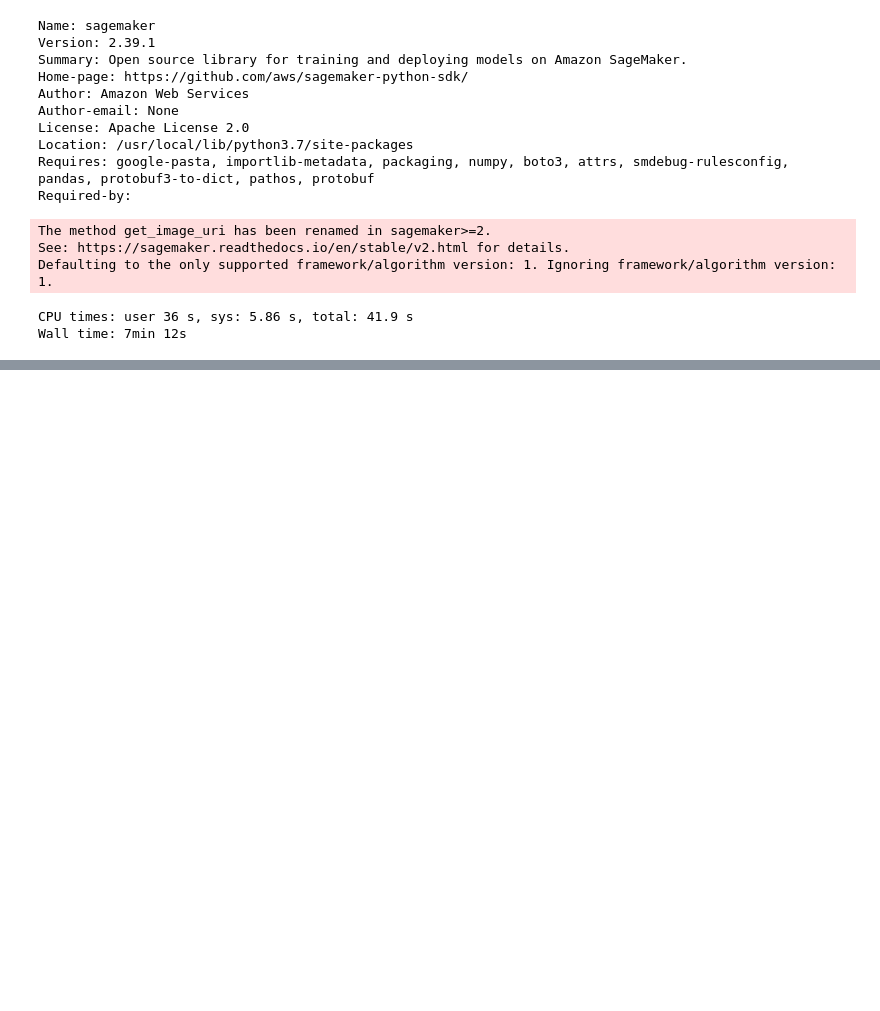
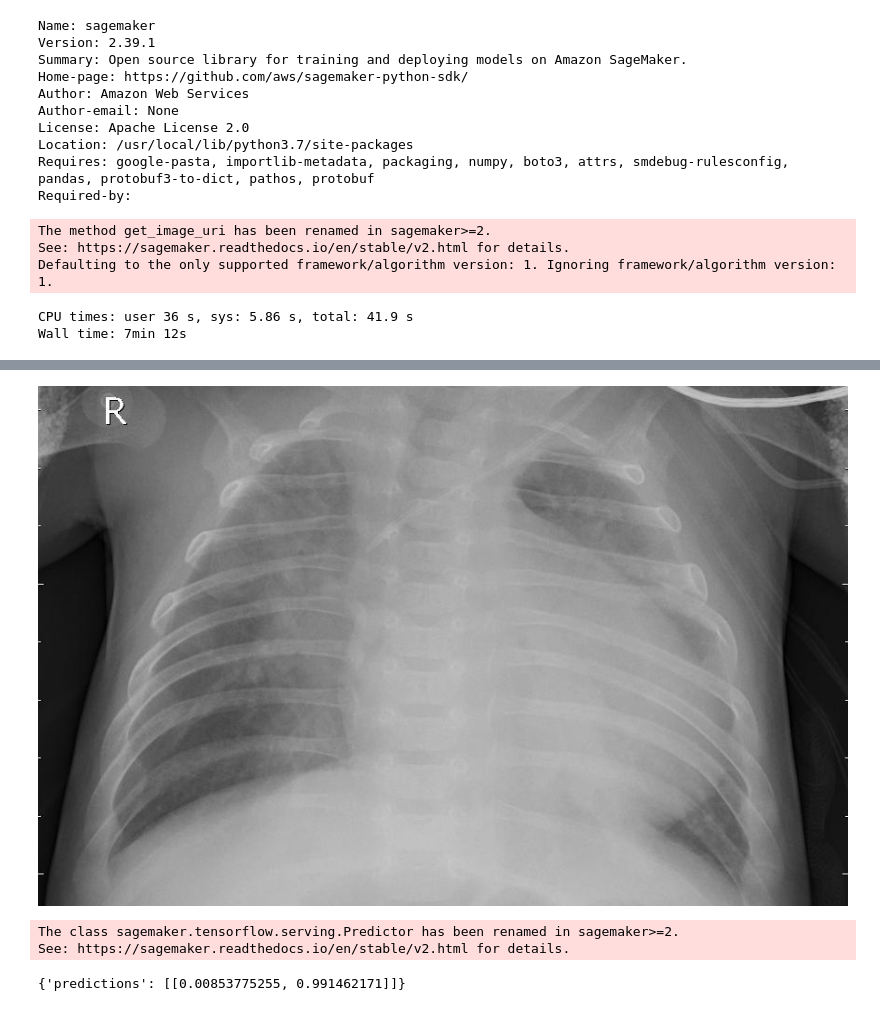
Before and after one commit to CloudaYolla/fastai-study-group-DL4coders, a Jupyter notebook: zoo-smaker-nb/chest-xray-keras-transfer-learning-img-classfcn-Main.ipynb, the cells around one changed output, grey strips where cells are left out. Saved outputs shown, nothing was run; the diff lists cells and outputs as text; code cells hidden in the pictures; blank space fills up the shorter version.

```diff
--- a/zoo-smaker-nb/chest-xray-keras-transfer-learning-img-classfcn-Main.ipynb
+++ b/zoo-smaker-nb/chest-xray-keras-transfer-learning-img-classfcn-Main.ipynb
@@ -131,0 +142,25 @@ Epoch 2/5
+# %%
+import numpy as np
+from sagemaker.tensorflow.serving import Predictor
+from tensorflow.python.keras.preprocessing.image import load_img
+
+# !wget -O /tmp/test.jpg https://YOURPath.jpeg
+file_name = './chest_xray/test/PNEUMONIA/person1_virus_11.jpeg'
+
+# test image
+from IPython.display import Image
+Image(file_name)
+# %% [output]
+[figure, added]
+# %%
+# Resize as model was trained after resizing
+test_image = load_img(file_name, target_size=(150, 150))
+test_image_array = np.array(test_image).reshape((1, 150, 150, 3)).tolist()
+
+# Predict
+predictor = Predictor(endpoint_name = "tensorflow-training-2021-05-09-21-58-20-629")
+print(predictor.predict({"instances": [{"inputs": test_image_array}]}))
+# %% [output]
+The class sagemaker.tensorflow.serving.Predictor has been renamed in sagemaker>=2.
+See: https://sagemaker.readthedocs.io/en/stable/v2.html for details.
+{'predictions': [[0.00853775255, 0.991462171]]}
```
Also changed, not shown: parts of 3 cells of this notebook.
